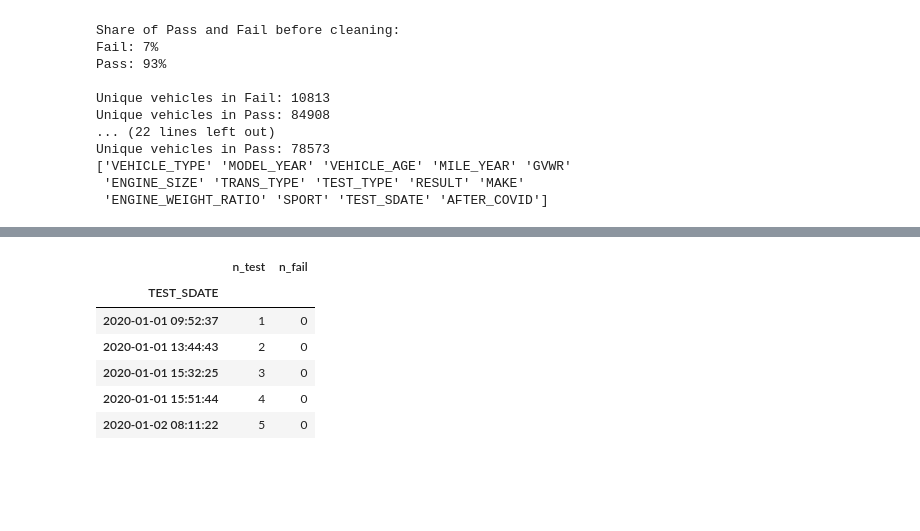
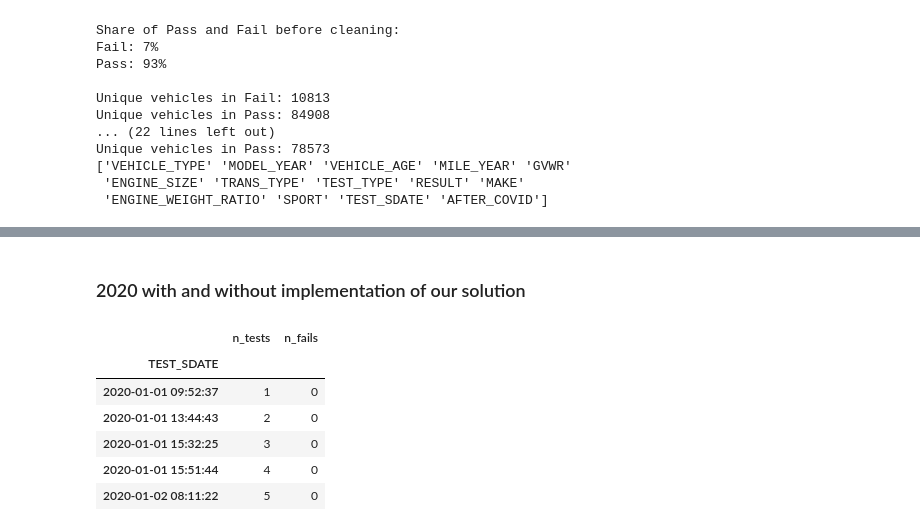
Before and after one commit to hanbo-e/wimlds_emissions, a Jupyter notebook: notebooks/project_guide_guli.ipynb, the cells around one changed output, grey strips where cells are left out. Cells and saved outputs as stored; diff of their text form; code cells hidden in the pictures; blank space fills up the shorter version.

```diff
--- a/notebooks/project_guide_guli.ipynb
+++ b/notebooks/project_guide_guli.ipynb
@@ -132,6 +136,6 @@ plt.ylabel('share of fails');
 # %%
-df = load_data()
-df_all = clean_data(df)
+df_clean = load_data()
+df_clean = clean_data(df_clean)
 # %% [output]
 ----------------start loading data----------------
 Data loaded: 187503 records
@@ -151,14 +155,16 @@ Unique vehicles in Pass: 78573
  'ENGINE_SIZE' 'TRANS_TYPE' 'TEST_TYPE' 'RESULT' 'MAKE'
  'ENGINE_WEIGHT_RATIO' 'SPORT' 'TEST_SDATE' 'AFTER_COVID']
 # %%
-# train < 2020 test 2020 split
+# train < 2020, test 2020
 
-df_all['count_test'] = 1
-df_all['count_fail'] = df_all.RESULT
-train = df_all[df_all.TEST_SDATE.dt.year < 2020].sort_values('TEST_SDATE')
-test = df_all[df_all.TEST_SDATE.dt.year == 2020].sort_values('TEST_SDATE')
+df_clean['count_test'] = 1
+df_clean['count_fail'] = df_clean.RESULT
+train = df_clean[df_clean.TEST_SDATE.dt.year < 2020].sort_values('TEST_SDATE')
+test = df_clean[df_clean.TEST_SDATE.dt.year == 2020].sort_values('TEST_SDATE')
 y_train = train.pop('RESULT')
 X_train = train
 y_test = test.pop('RESULT')
 X_test = test
-X_train.shape, y_train.shape
+
+# select features
+cols = ['VEHICLE_AGE', 'MILE_YEAR', 'MAKE', 'MODEL_YEAR', 'ENGINE_WEIGHT_RATIO']
@@ -232,13 +247,15 @@ total_test
+# %% [markdown]
+### 2020 with and without implementation of our solution
 # %%
-# create cum_tests and cum_fails columns
-df = X_test[['TEST_SDATE', 'count_fail', 'count_test']].copy()
-df.set_index('TEST_SDATE', inplace=True)
-df['n_test'] = df.count_test.cumsum()
-df['n_fail'] = df.count_fail.cumsum()
-df.drop(columns=['count_test', 'count_fail'], inplace=True)
-df.head()
+# add cum_tests and cum_fails columns
+tmp = X_test[['TEST_SDATE', 'count_fail', 'count_test']].copy()
+tmp.set_index(pd.DatetimeIndex(tmp.TEST_SDATE), inplace=True)
+tmp['n_tests'] = tmp.count_test.cumsum()
+tmp['n_fails'] = tmp.count_fail.cumsum()
+tmp.drop(columns=['count_fail', 'count_test', 'TEST_SDATE'], inplace=True)
+tmp.head()
 # %% [output]
-|  | n_test | n_fail |
+|  | n_tests | n_fails |
 | TEST_SDATE |  |  |
 | 2020-01-01 09:52:37 | 1 | 0 |
 | 2020-01-01 13:44:43 | 2 | 0 |
```
Also changed, not shown: parts of 49 cells of this notebook.
